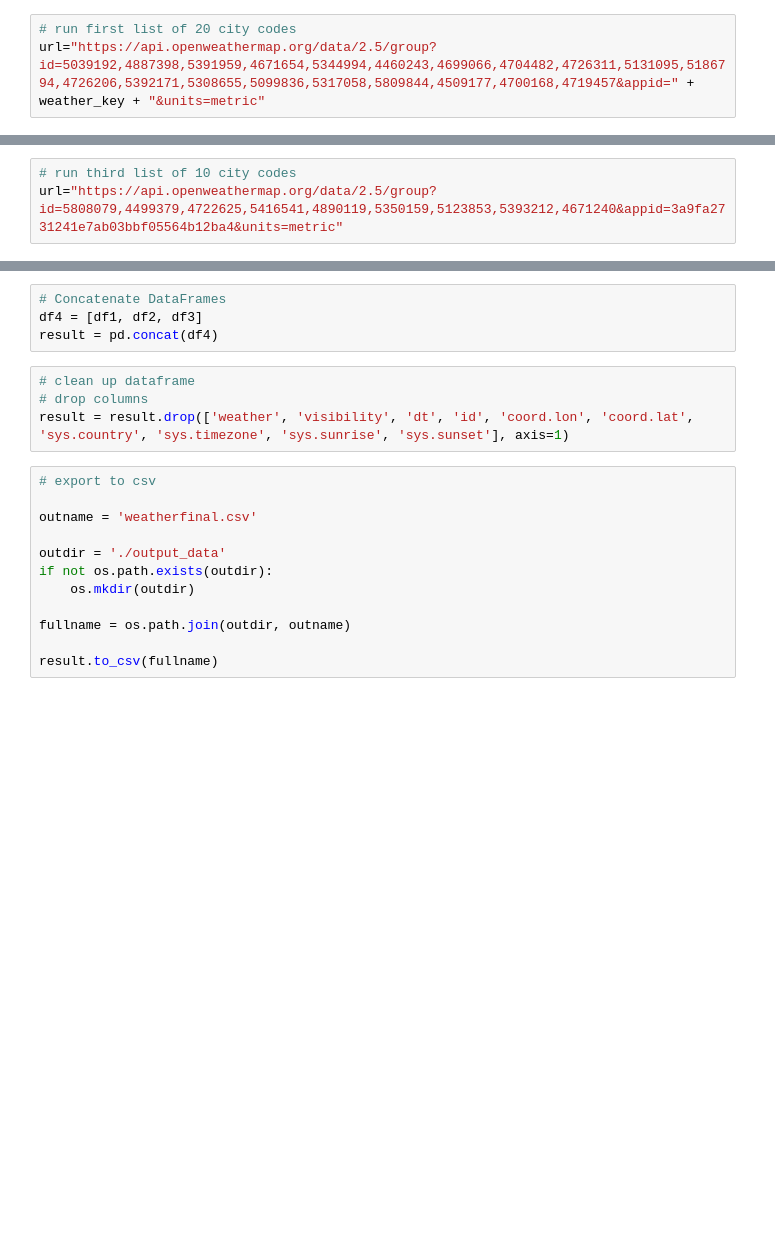
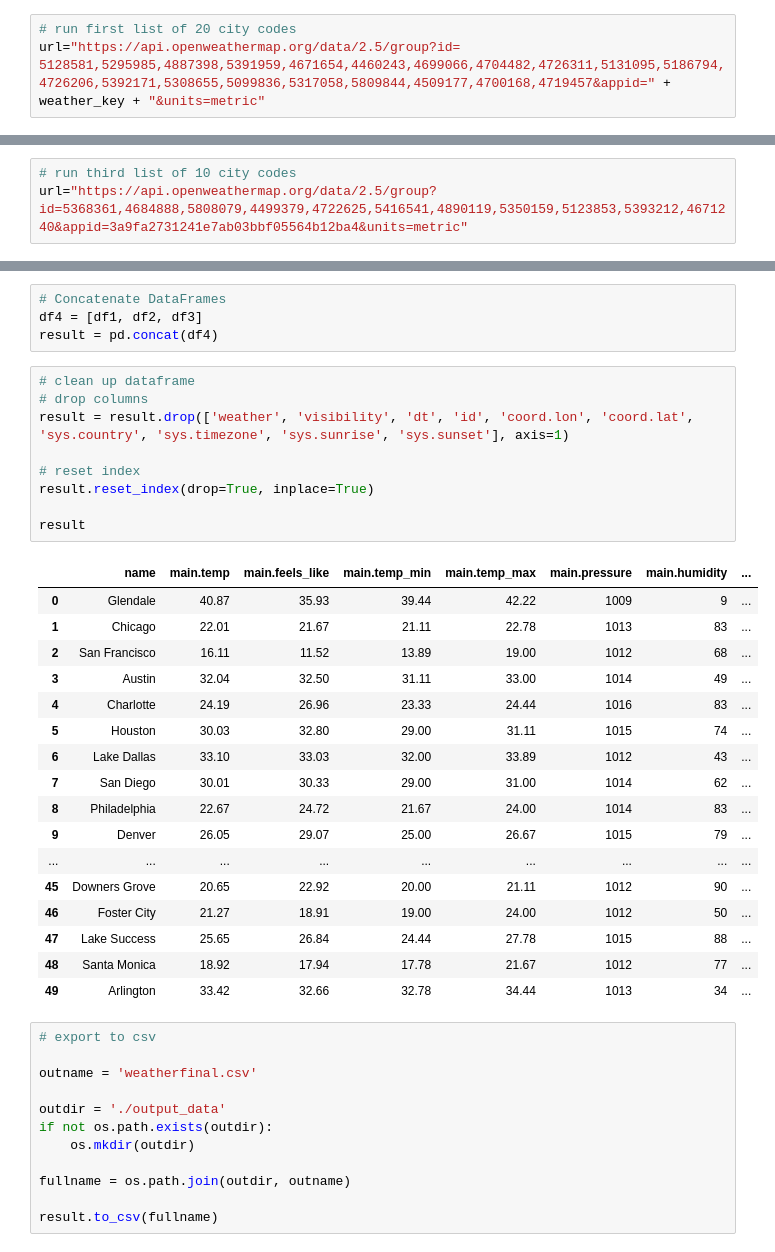
Before and after one commit to sakonakouma/Data-Analyst-Employment-Analysis-ETL, a Jupyter notebook: OpenWeatherFinal.ipynb, the cells around one changed output, grey strips where cells are left out. Saved outputs shown, nothing was run; the diff lists cells and outputs as text; blank space fills up the shorter version.

```diff
--- a/OpenWeatherFinal.ipynb
+++ b/OpenWeatherFinal.ipynb
@@ -20,6 +19,6 @@ from config import weather_key
 # %%
 # run first list of 20 city codes
-url="https://api.openweathermap.org/data/2.5/group?id=5039192,4887398,5391959,4671654,5344994,4460243,4699066,4704482,4726311,5131095,5186794,4726206,5392171,5308655,5099836,5317058,5809844,4509177,4700168,4719457&appid=" + weather_key + "&units=metric"
+url="https://api.openweathermap.org/data/2.5/group?id= 5128581,5295985,4887398,5391959,4671654,4460243,4699066,4704482,4726311,5131095,5186794,4726206,5392171,5308655,5099836,5317058,5809844,4509177,4700168,4719457&appid=" + weather_key + "&units=metric"
 # %%
 # Using this method to load
 response = requests.get(url)
@@ -99,7 +98,7 @@ weather = response.json()['list']
 df2= json_normalize(weather)
 # %%
 # run third list of 10 city codes
-url="https://api.openweathermap.org/data/2.5/group?id=5808079,4499379,4722625,5416541,4890119,5350159,5123853,5393212,4671240&appid=3a9fa2731241e7ab03bbf05564b12ba4&units=metric"
+url="https://api.openweathermap.org/data/2.5/group?id=5368361,4684888,5808079,4499379,4722625,5416541,4890119,5350159,5123853,5393212,4671240&appid=3a9fa2731241e7ab03bbf05564b12ba4&units=metric"
 # %%
 response = requests.get(url)
 response.json()
@@ -131,7 +130,30 @@ result = pd.concat(df4)
 # %%
 # clean up dataframe
 # drop columns
 result = result.drop(['weather', 'visibility', 'dt', 'id', 'coord.lon', 'coord.lat', 'sys.country', 'sys.timezone', 'sys.sunrise', 'sys.sunset'], axis=1)
+
+# reset index
+result.reset_index(drop=True, inplace=True)
+
+result
+# %% [output]
+|  | name | main.temp | main.feels_like | main.temp_min | main.temp_max | main.pressure | main.humidity | ... |
+| 0 | Glendale | 40.87 | 35.93 | 39.44 | 42.22 | 1009 | 9 | ... |
+| 1 | Chicago | 22.01 | 21.67 | 21.11 | 22.78 | 1013 | 83 | ... |
+| 2 | San Francisco | 16.11 | 11.52 | 13.89 | 19.00 | 1012 | 68 | ... |
+| 3 | Austin | 32.04 | 32.50 | 31.11 | 33.00 | 1014 | 49 | ... |
+| 4 | Charlotte | 24.19 | 26.96 | 23.33 | 24.44 | 1016 | 83 | ... |
+| 5 | Houston | 30.03 | 32.80 | 29.00 | 31.11 | 1015 | 74 | ... |
+| 6 | Lake Dallas | 33.10 | 33.03 | 32.00 | 33.89 | 1012 | 43 | ... |
+| 7 | San Diego | 30.01 | 30.33 | 29.00 | 31.00 | 1014 | 62 | ... |
+| 8 | Philadelphia | 22.67 | 24.72 | 21.67 | 24.00 | 1014 | 83 | ... |
+| 9 | Denver | 26.05 | 29.07 | 25.00 | 26.67 | 1015 | 79 | ... |
+| ... | ... | ... | ... | ... | ... | ... | ... | ... |
+| 45 | Downers Grove | 20.65 | 22.92 | 20.00 | 21.11 | 1012 | 90 | ... |
+| 46 | Foster City | 21.27 | 18.91 | 19.00 | 24.00 | 1012 | 50 | ... |
+| 47 | Lake Success | 25.65 | 26.84 | 24.44 | 27.78 | 1015 | 88 | ... |
+| 48 | Santa Monica | 18.92 | 17.94 | 17.78 | 21.67 | 1012 | 77 | ... |
+| 49 | Arlington | 33.42 | 32.66 | 32.78 | 34.44 | 1013 | 34 | ... |
 # %%
 # export to csv
 
```
Also changed, not shown: parts of 6 cells of this notebook, 15 other files.
